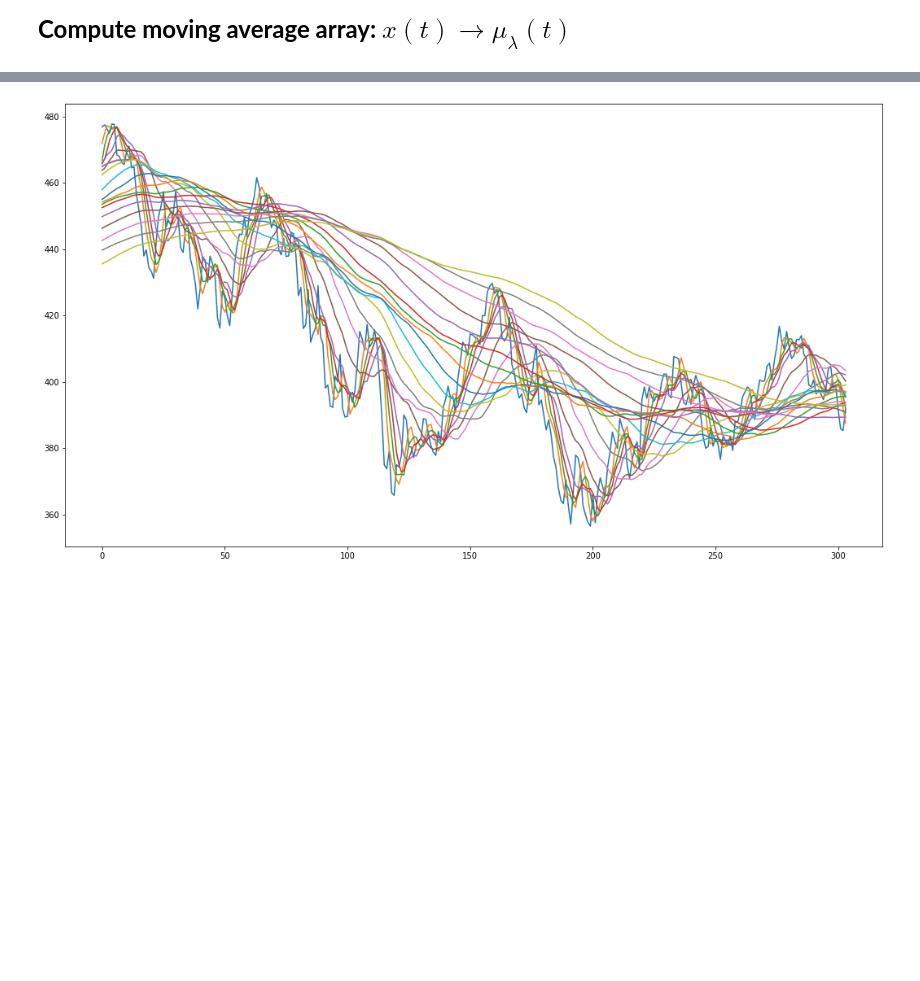
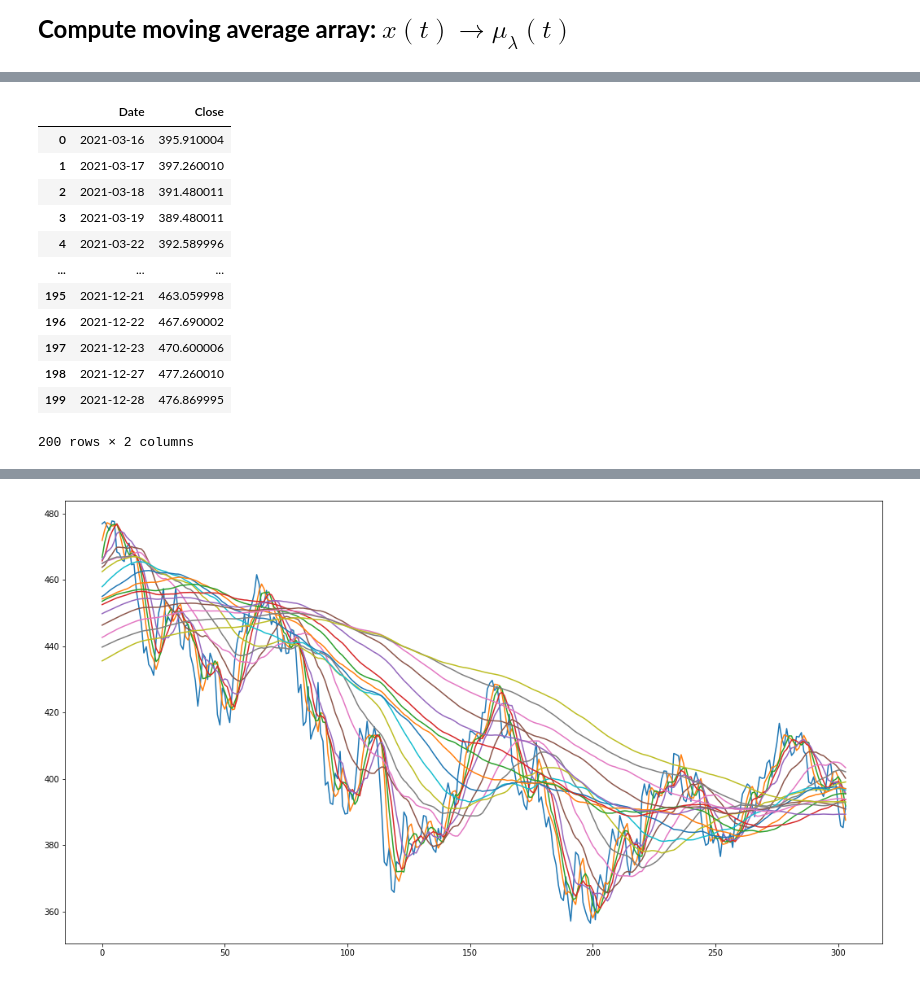
Before and after one commit to mroberts1137/Price-Data-Analysis, a Jupyter notebook: PriceDataAnalyzer-LiveRun.ipynb, the cells around one changed output, grey strips where cells are left out. Cells and saved outputs as stored; diff of their text form; code cells hidden in the pictures; blank space fills up the shorter version.

```diff
--- a/PriceDataAnalyzer-LiveRun.ipynb
+++ b/PriceDataAnalyzer-LiveRun.ipynb
@@ -106 +121,26 @@ dt.x
+# %%
+# Step forward with new data
+
+t0 = 0
+dt.updateMu(x_data.loc[t0, 'Close'])  # update mu before data since mu requires all old data
+dt.updateData(x_data.loc[t0])
+dt.updateBeta()
+dt.updateSigma()
+dt.updateSlope()
+
+dt.x
+# %% [output]
+|  | Date | Close |
+| 0 | 2021-03-16 | 395.910004 |
+| 1 | 2021-03-17 | 397.260010 |
+| 2 | 2021-03-18 | 391.480011 |
+| 3 | 2021-03-19 | 389.480011 |
+| 4 | 2021-03-22 | 392.589996 |
+| ... | ... | ... |
+| 195 | 2021-12-21 | 463.059998 |
+| 196 | 2021-12-22 | 467.690002 |
+| 197 | 2021-12-23 | 470.600006 |
+| 198 | 2021-12-27 | 477.260010 |
+| 199 | 2021-12-28 | 476.869995 |
+200 rows × 2 columns
 # %%
```
Also changed, not shown: parts of 10 cells of this notebook.
